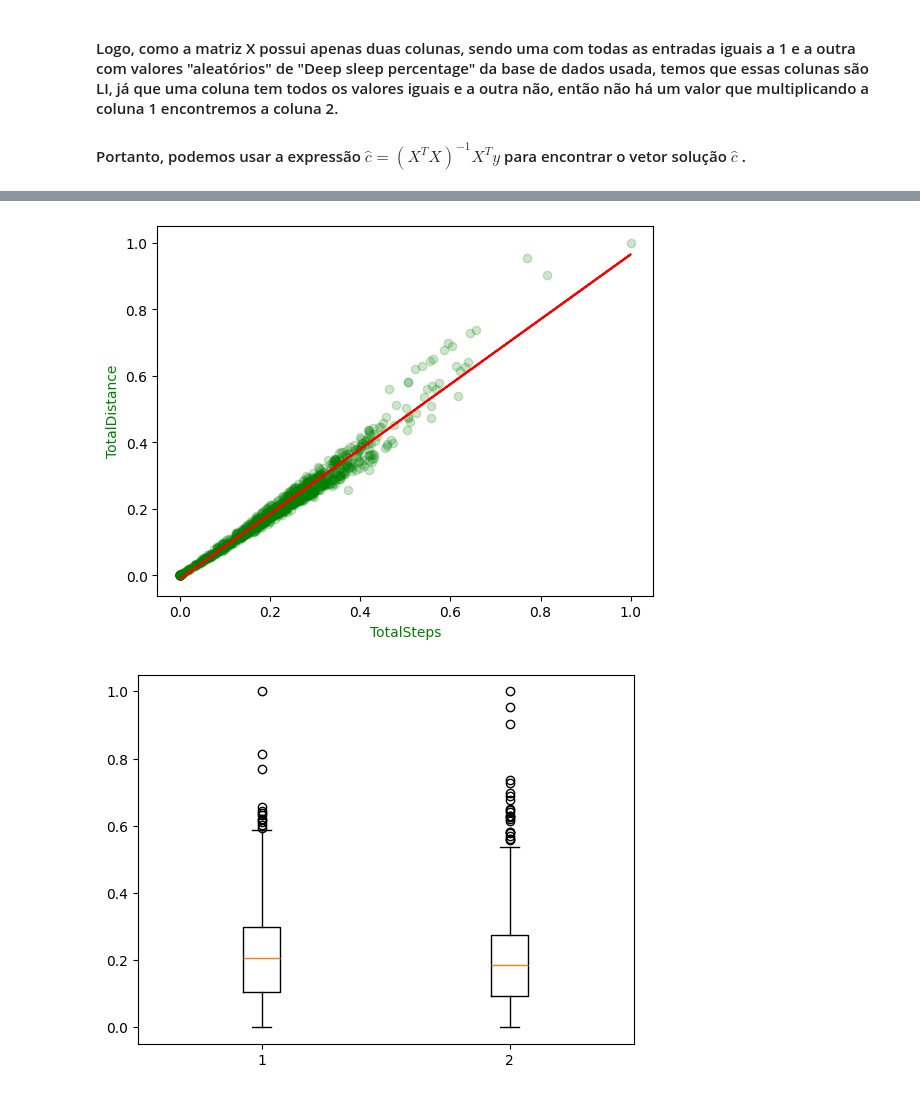
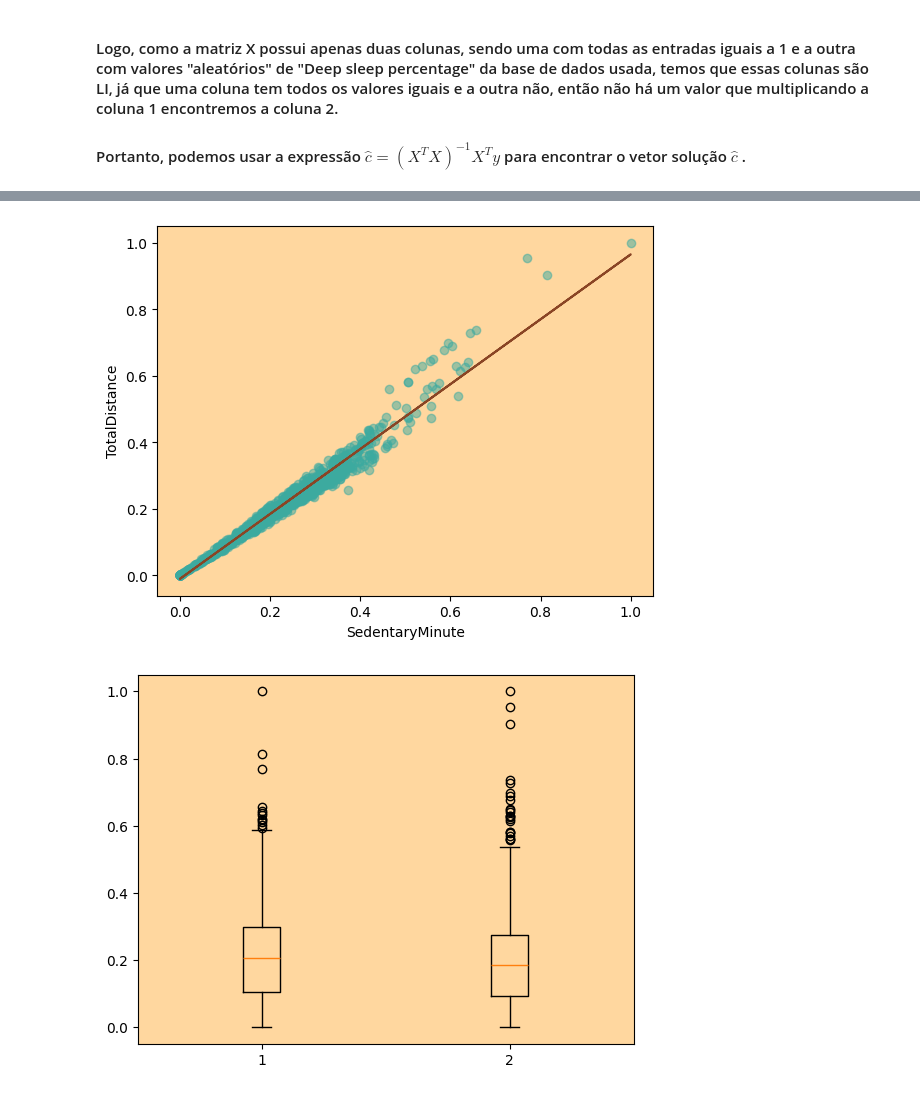
Before and after one commit to AnaJAPR/Aplicacao-de-Minimos-Quadrados, a Jupyter notebook: notebook_duda.ipynb, the cells around one changed output, grey strips where cells are left out. Saved outputs shown, nothing was run; the diff lists cells and outputs as text; code cells hidden in the pictures.

```diff
--- a/notebook_duda.ipynb
+++ b/notebook_duda.ipynb
@@ -196,17 +353,18 @@ plt.boxplot([x3,y3]); # we use ";" to avoid printing the output
 # %%
 # Plotting 4
 
-plt.scatter(x4, y4, alpha=0.2, color="green")
-plt.plot(x4, l4_coeff + a4_coeff*x4, color="red")
-
-plt.xlabel("TotalSteps", color="green")
-plt.ylabel("TotalDistance", color="green"); # we use ";" to avoid printing the output
+plt.scatter(x4, y4, alpha=0.5, color="#3CAA9F")
+plt.plot(x4, l4_coeff + a4_coeff*x4, color="#8A4525")
+plt.gca().set_facecolor("#FFD79F")
+plt.xlabel("SedentaryMinute", color="black")
+plt.ylabel("TotalDistance", color="black"); # we use ";" to avoid printing the output
 # %% [output]
-[figure, old version]
+[figure, new version]
 # %%
 # code just to check the data's concentration at the beginning of the graph 2
 x4 = df["TotalSteps"].values
 y4= df["TotalDistance"].values
+plt.gca().set_facecolor("#FFD79F")
 plt.boxplot([x4,y4]); # we use ";" to avoid printing the output
 # %% [output]
-[figure, old version]
+[figure, new version]
```
Also changed, not shown: parts of 17 cells of this notebook, 4 other files.
